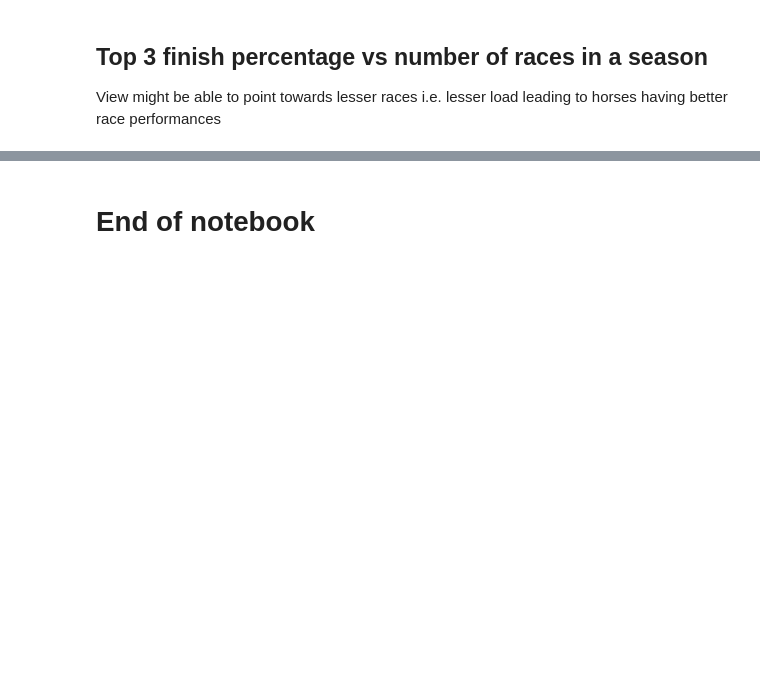
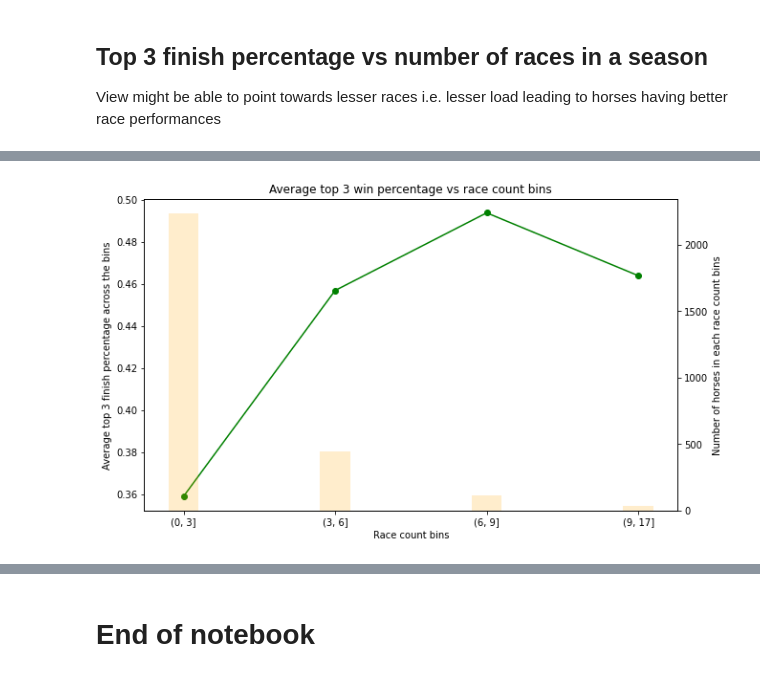
Before and after one commit to parthnaik13/NYRA, a Jupyter notebook: 4_1_POC1.ipynb, the cells around one changed output, grey strips where cells are left out. Saved outputs shown, nothing was run; the diff lists cells and outputs as text; code cells hidden in the pictures; blank space fills up the shorter version.

```diff
--- a/4_1_POC1.ipynb
+++ b/4_1_POC1.ipynb
@@ -593,3 +639,22 @@ Name: avg_race_speed, dtype: float64
 # %% [markdown]
 ## Top 3 finish percentage vs number of races in a season
 View might be able to point towards lesser races i.e. lesser load leading to horses having better race performances
+# %%
+# Get the top_3_finish percentage for horse
+
+# Get an indicator for a top 3 finish for the horses
+
+# Create the top_3_finish indicator column
+nyra_typical_races_df['top_3_finish'] = 0
+# Fill out this column
+nyra_typical_races_df.loc[
+    (nyra_typical_races_df['finishing_place'] >= 1) &
+    (nyra_typical_races_df['finishing_place'] <= 3),
+    'top_3_finish'
+] = 1
+
+# Group over horses to get the top 3 finish percentage
+temp = nyra_typical_races_df.groupby('horse_id').agg({'top_3_finish' : 'sum', 'race_number' : 'count'}).reset_index()
+temp = temp.rename(columns = {'top_3_finish' : 'top_3_count', 'race_number' : 'race_count'})
+temp['top_3_percentage'] = temp['top_3_count'] / temp['race_count']
+temp.head(5)
@@ -595,0 +668,28 @@ View might be able to point towards lesser races i.e. lesser load leading to hor
+# %%
+# Group over race_count bins to get avg top_3_percentage for the bins
+
+# Get the bins
+temp['race_count_bins'] = pd.cut(temp['race_count'], bins = [0, 3, 6, 9, 17])
+temp['race_count_bins'] = temp['race_count_bins'].astype(str)
+
+# Groupby on the bins to get average top 3 percentage
+temp2 = temp.groupby('race_count_bins').agg({'top_3_percentage' : 'mean', 'race_count' : 'count'}).reset_index()
+temp2 = temp2.rename(columns = {'top_3_percentage' : 'avg_top_3_percentage', 'race_count' : 'horse_count'})
+temp2 = temp2.sort_values('race_count_bins', ascending = 'True')
+
+# Generate the plot
+fig, ax = plt.subplots(figsize = (10,6))
+# Create a secondary axis
+ax2 = ax.twinx()
+# Plot the bins and the top 3 percentage
+ax.plot(temp2['race_count_bins'], temp2['avg_top_3_percentage'], 'o-', color = 'green')
+# Plot the number of horses in each of the race count bins
+ax2.bar(temp2['race_count_bins'], temp2['horse_count'], width = 0.2, alpha = 0.2 ,color = 'orange')
+# Label the plot
+ax.set_xlabel('Race count bins')
+ax.set_ylabel('Average top 3 finish percentage across the bins')
+ax2.set_ylabel('Number of horses in each race count bins')
+ax.set_title('Average top 3 win percentage vs race count bins')
+plt.show()
+# %% [output]
+[figure, added]
```
Also changed, not shown: parts of 20 cells of this notebook.
